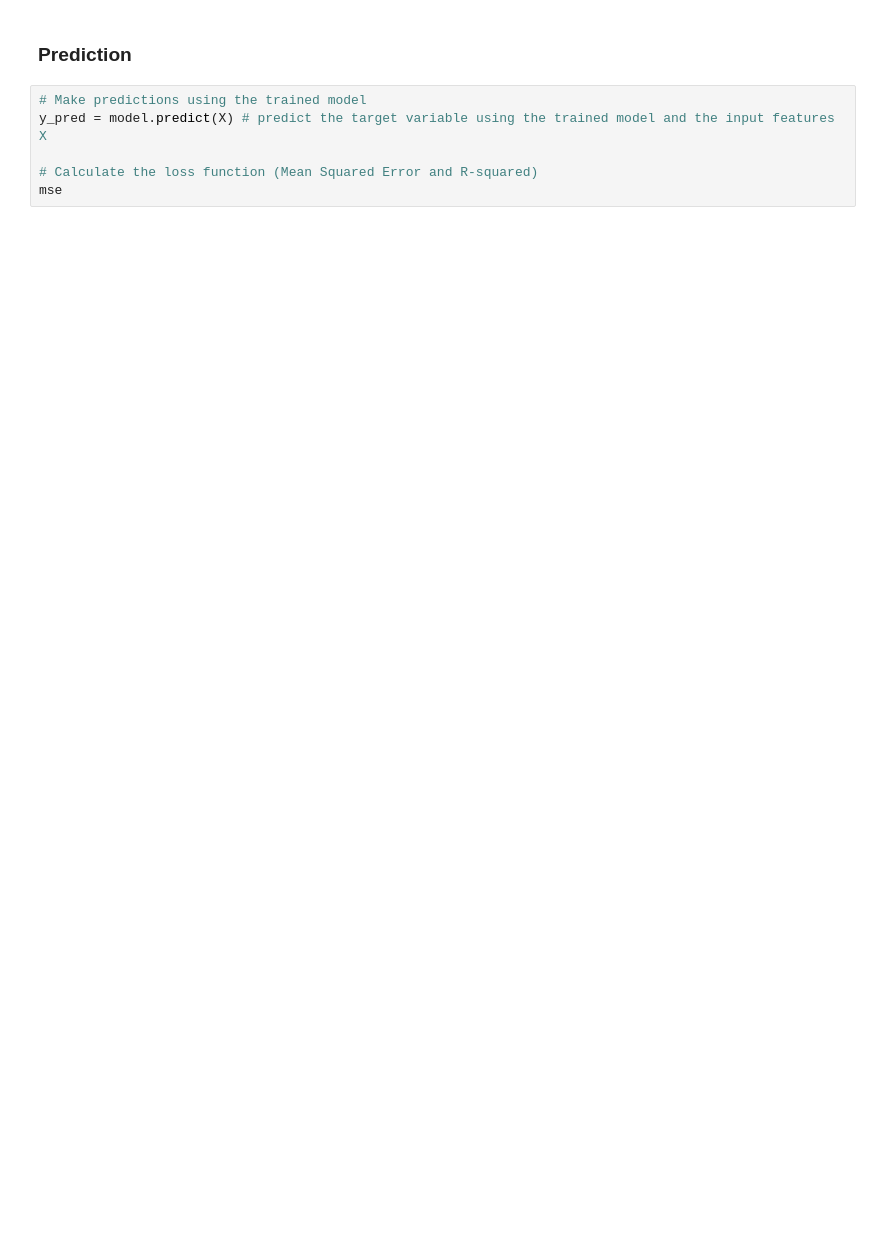
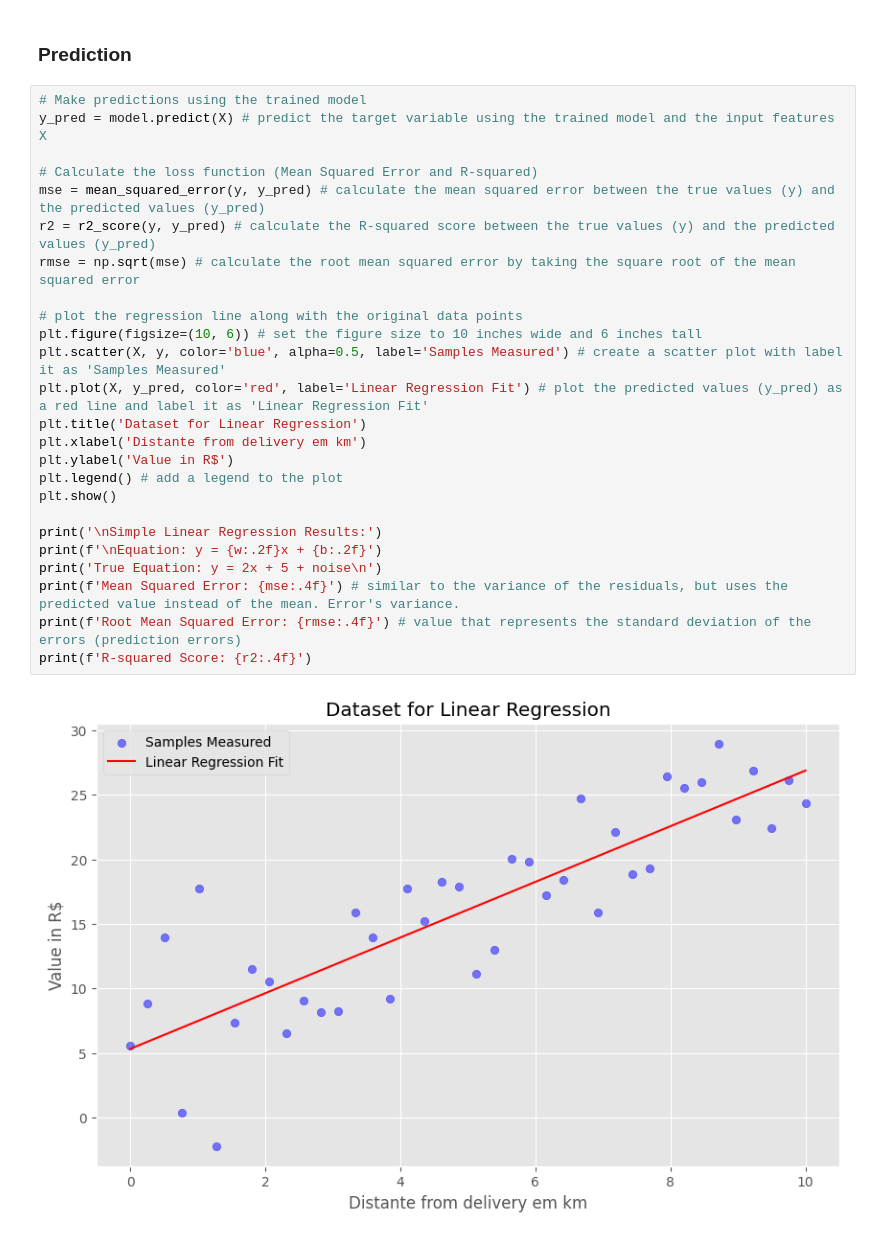
Before and after one commit to leandrohfer/mba-ia-and-analytics-FGV, a Jupyter notebook: 3_metodos_supervisionados/linear_regression_begin.ipynb, the cells around one changed output. Saved outputs shown, nothing was run; the diff lists cells and outputs as text; blank space fills up the shorter version.

Commit message:
finishes the simple linear regression (one variable) and its metrics

```diff
--- a/3_metodos_supervisionados/linear_regression_begin.ipynb
+++ b/3_metodos_supervisionados/linear_regression_begin.ipynb
@@ -76,6 +76,27 @@ Linear model parameters: w = 2.67, b = 2.41
 # %%
 # Make predictions using the trained model
 y_pred = model.predict(X) # predict the target variable using the trained model and the input features X
 
 # Calculate the loss function (Mean Squared Error and R-squared)
-mse
+mse = mean_squared_error(y, y_pred) # calculate the mean squared error between the true values (y) and the predicted values (y_pred)
+r2 = r2_score(y, y_pred) # calculate the R-squared score between the true values (y) and the predicted values (y_pred)
+rmse = np.sqrt(mse) # calculate the root mean squared error by taking the square root of the mean squared error
+
+# plot the regression line along with the original data points
+plt.figure(figsize=(10, 6)) # set the figure size to 10 inches wide and 6 inches tall
+plt.scatter(X, y, color='blue', alpha=0.5, label='Samples Measured') # create a scatter plot with label it as 'Samples Measured'
+plt.plot(X, y_pred, color='red', label='Linear Regression Fit') # plot the predicted values (y_pred) as a red line and label it as 'Linear Regression Fit'
+plt.title('Dataset for Linear Regression')
+plt.xlabel('Distante from delivery em km')
+plt.ylabel('Value in R$')
+plt.legend() # add a legend to the plot
+plt.show()
+
+print('\nSimple Linear Regression Results:')
+print(f'\nEquation: y = {w:.2f}x + {b:.2f}')
+print('True Equation: y = 2x + 5 + noise\n')
+print(f'Mean Squared Error: {mse:.4f}') # similar to the variance of the residuals, but uses the predicted value instead of the mean. Error's variance.
+print(f'Root Mean Squared Error: {rmse:.4f}') # value that represents the standard deviation of the errors (prediction errors)
+print(f'R-squared Score: {r2:.4f}')
+# %% [output]
+[figure, added]
```
Also changed, not shown: parts of 3 cells of this notebook.
